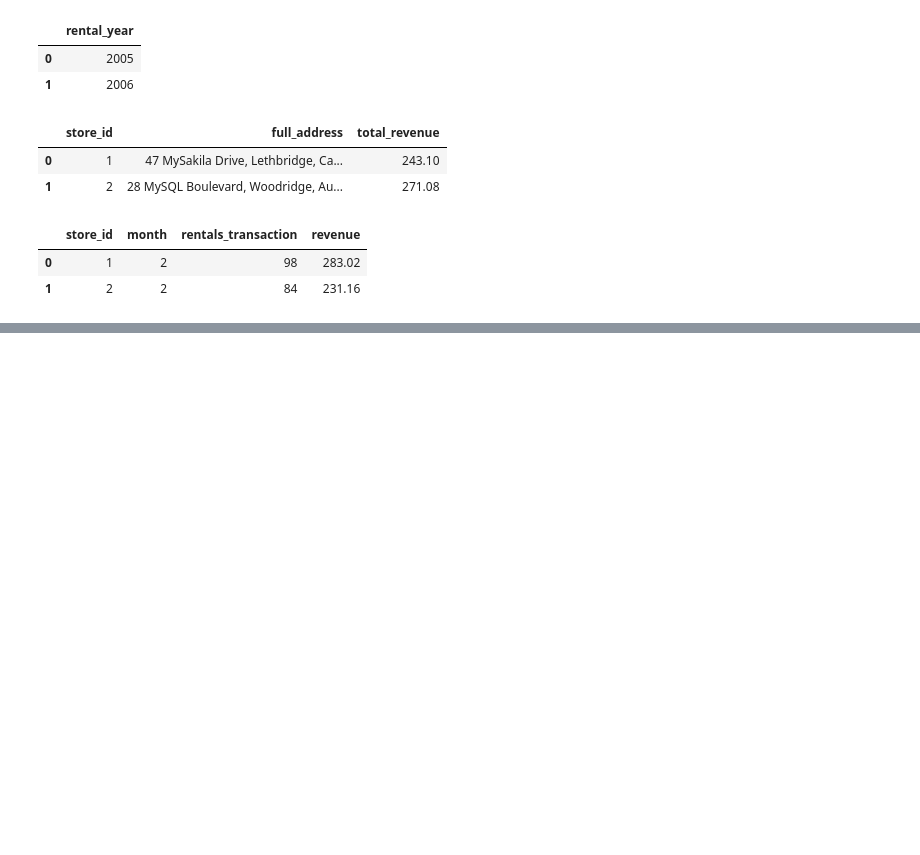
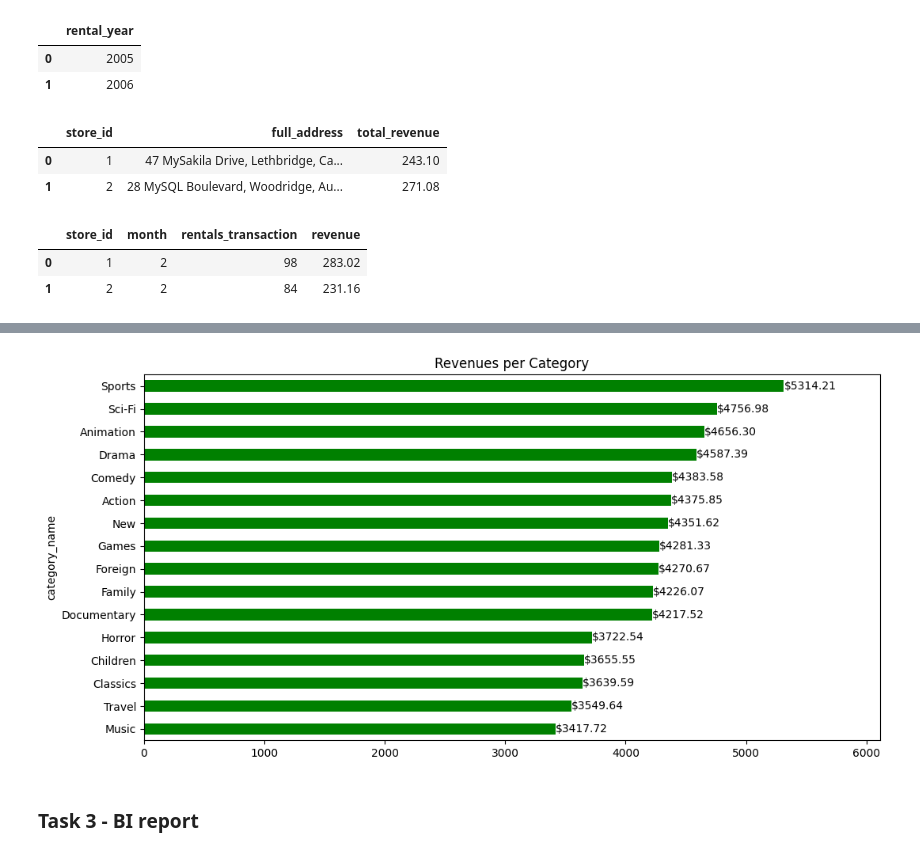
Before and after one commit to giraudcgc-cpu/DE25_sql_lab1_christophe_giraud, a Jupyter notebook: test.ipynb, the cells around one changed output, grey strips where cells are left out. Drawn from its saved outputs; the diff is of its cells as text; code cells hidden in the pictures; blank space fills up the shorter version.

```diff
--- a/test.ipynb
+++ b/test.ipynb
@@ -356,0 +449,17 @@ check_monthly_transactions
+# %%
+revenue_per_category = duckdb.sql("""
+    SELECT
+        c.name AS category_name,
+        SUM(p.amount) AS revenues
+    FROM
+        category c
+    LEFT JOIN film_category fc ON c.category_id = fc.category_id
+    LEFT JOIN film f ON fc.film_id = f.film_id
+    LEFT JOIN inventory inv ON f.film_id = inv.film_id
+    LEFT JOIN rental r ON inv.inventory_id = r.inventory_id
+    LEFT JOIN payment p ON r.rental_id = p.rental_id
+    GROUP BY c.name
+    ORDER BY revenues DESC;
+""").df()
+
+revenue_per_category
@@ -356,0 +484,18 @@ check_monthly_transactions
+# %%
+ax = revenue_per_category.plot(
+    kind='barh',
+    x='category_name',
+    y='revenues',
+    figsize=(12, 6),
+    color='green',
+    legend=False,
+    title='Revenues per Category'
+    )
+
+ax.invert_yaxis()
+ax.bar_label(ax.containers[0], fmt='$%.2f')
+ax.margins(x=0.15)
+# %% [output]
+[figure, added]
+# %% [markdown]
+### Task 3 - BI report
```
Also changed, not shown: parts of 36 cells of this notebook, 17 other files.
